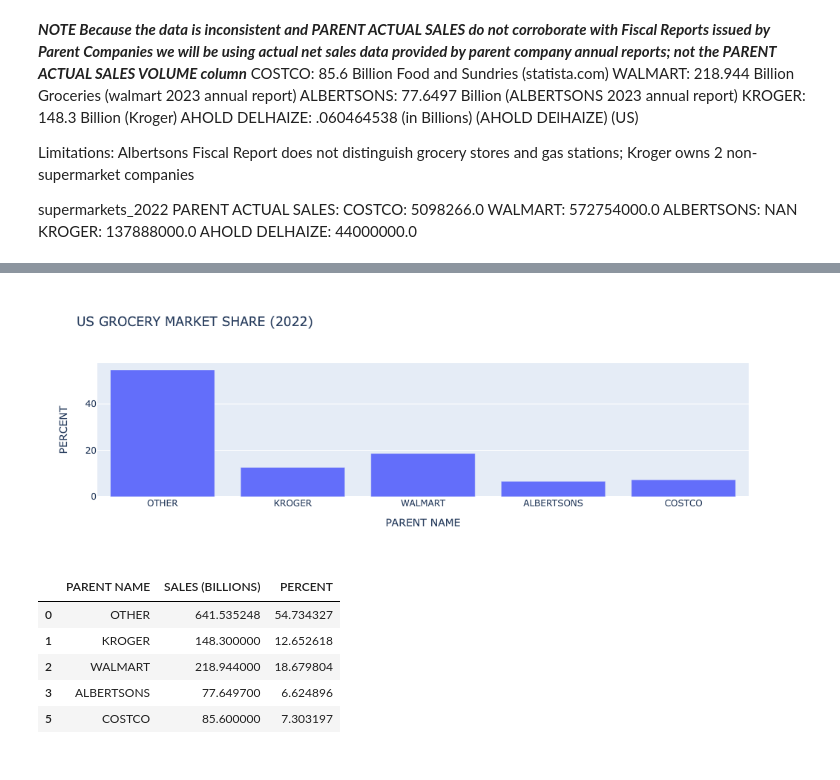
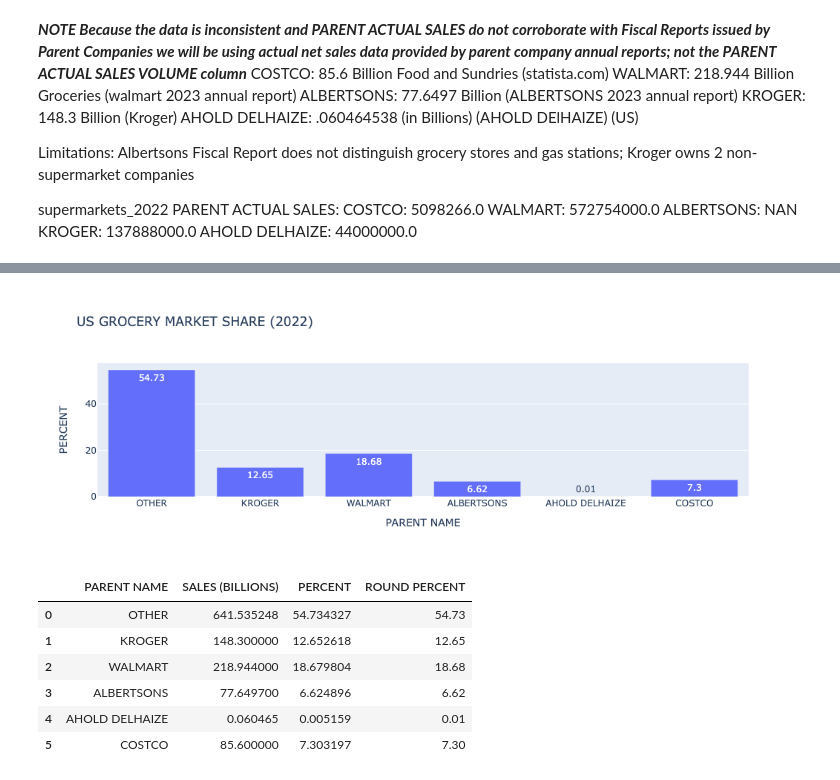
Before and after one commit to uchicago-dsi/rafi-grocery, a Jupyter notebook: notebooks/SEBASTIAN-CLEANED-EDA.ipynb, the cells around one changed output, grey strips where cells are left out. Cells and saved outputs as stored; diff of their text form; code cells hidden in the pictures.

Commit message:
rounds bar graph label

```diff
--- a/notebooks/SEBASTIAN-CLEANED-EDA.ipynb
+++ b/notebooks/SEBASTIAN-CLEANED-EDA.ipynb
@@ -399,21 +398,23 @@ See the caveats in the documentation: https://pandas.pydata.org/pandas-docs/stab
 # %%
 ### Market Share = (Bussines Rev/Total Industry Rev) x 100
 ### Decided to Drop AHOLD DELHAIZE since it is insignifcant in terms of its value of 0.06 billion
 market_share = supermarkets_2022.iloc[:,[-2,-1]]
 market_share = market_share.drop_duplicates().reset_index().drop(columns="index").rename(columns={"PARENT TRUE SALES (BILLIONS)":"SALES (BILLIONS)"})
 market_share["PERCENT"] = (market_share["SALES (BILLIONS)"] / market_share["SALES (BILLIONS)"].sum()) * 100
-market_share.drop([4],inplace=True)
+market_share["ROUND PERCENT"] = round(((market_share["SALES (BILLIONS)"] / market_share["SALES (BILLIONS)"].sum()) * 100),2)
 
-fig = px.bar(market_share, x='PARENT NAME', y='PERCENT',title="US GROCERY MARKET SHARE (2022)")
+
+fig = px.bar(market_share, x='PARENT NAME', y='PERCENT',title="US GROCERY MARKET SHARE (2022)",text="ROUND PERCENT")
 fig.show()
 # %% [output]
-[figure, old version]
+[figure, new version]
 # %%
 market_share
 # %% [output]
-|  | PARENT NAME | SALES (BILLIONS) | PERCENT |
-| 0 | OTHER | 641.535248 | 54.734327 |
-| 1 | KROGER | 148.300000 | 12.652618 |
-| 2 | WALMART | 218.944000 | 18.679804 |
-| 3 | ALBERTSONS | 77.649700 | 6.624896 |
-| 5 | COSTCO | 85.600000 | 7.303197 |
+|  | PARENT NAME | SALES (BILLIONS) | PERCENT | ROUND PERCENT |
+| 0 | OTHER | 641.535248 | 54.734327 | 54.73 |
+| 1 | KROGER | 148.300000 | 12.652618 | 12.65 |
+| 2 | WALMART | 218.944000 | 18.679804 | 18.68 |
+| 3 | ALBERTSONS | 77.649700 | 6.624896 | 6.62 |
+| 4 | AHOLD DELHAIZE | 0.060465 | 0.005159 | 0.01 |
+| 5 | COSTCO | 85.600000 | 7.303197 | 7.30 |
```
Also changed, not shown: parts of 1 cell of this notebook.
